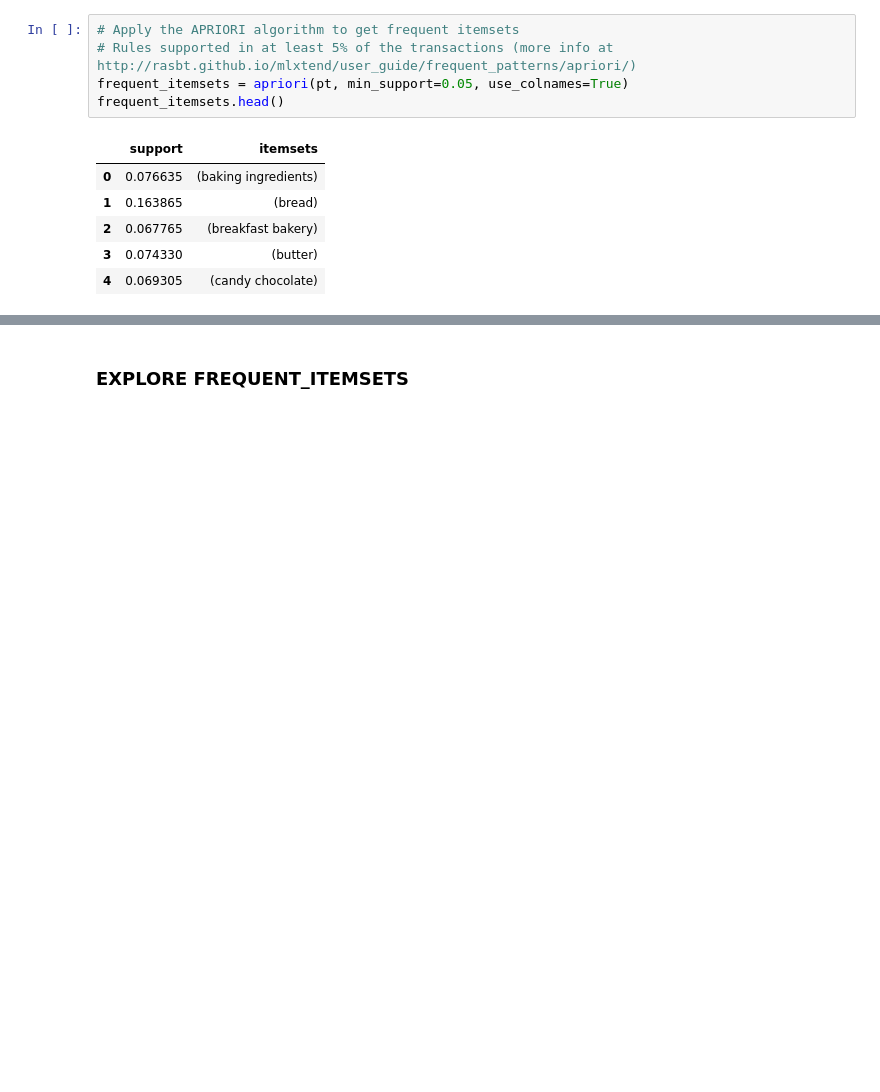
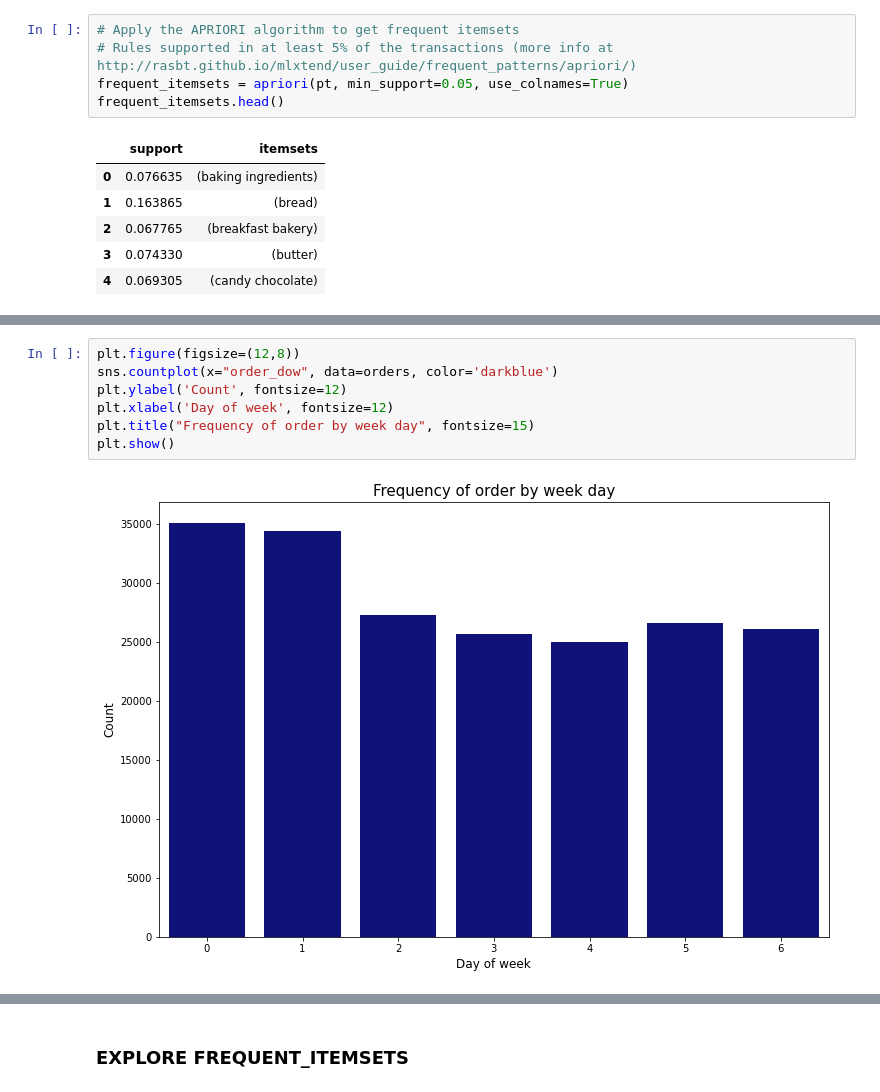
Before and after one commit to fredericojpr/BC3_Market_Basket_Analysis, a Jupyter notebook: scripts/MBA_fred.ipynb, the cells around one changed output, grey strips where cells are left out. Cells and saved outputs as stored; diff of their text form; blank space fills up the shorter version.

```diff
--- a/scripts/MBA_fred.ipynb
+++ b/scripts/MBA_fred.ipynb
@@ -117,3 +117,12 @@ rulesLift.head()
 | 30 | (fresh vegetables) | (fresh fruits, fresh herbs) | 0.444360 | 0.070135 | 0.061815 | 0.139110 | 1.983463 | ... |
 | 29 | (fresh fruits, fresh herbs) | (fresh vegetables) | 0.070135 | 0.444360 | 0.061815 | 0.881372 | 1.983463 | ... |
 | 131 | (packaged vegetables fruits, fres... | (fresh vegetables, yogurt) | 0.269870 | 0.144660 | 0.076240 | 0.282506 | 1.952899 | ... |
+# %%
+plt.figure(figsize=(12,8))
+sns.countplot(x="order_dow", data=orders, color='darkblue')
+plt.ylabel('Count', fontsize=12)
+plt.xlabel('Day of week', fontsize=12)
+plt.title("Frequency of order by week day", fontsize=15)
+plt.show()
+# %% [output]
+[figure, added]
```
Also changed, not shown: parts of 4 cells of this notebook.
